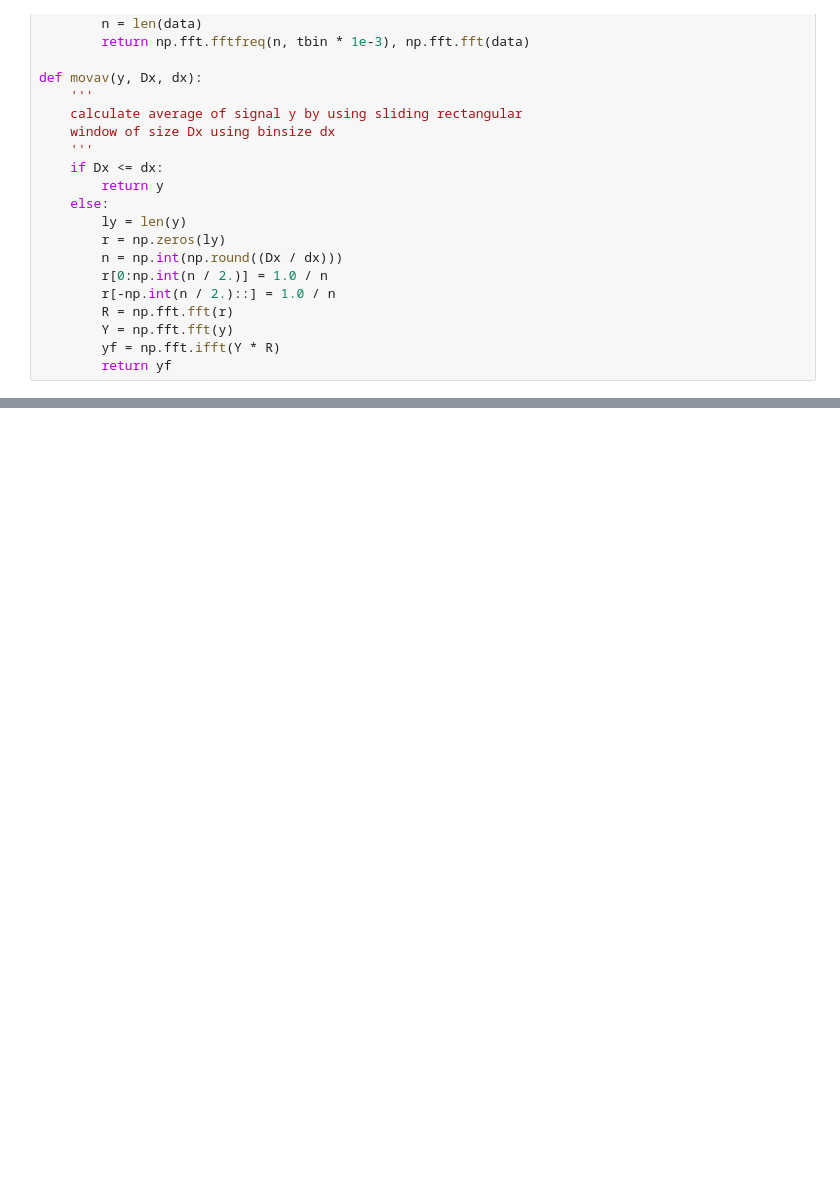
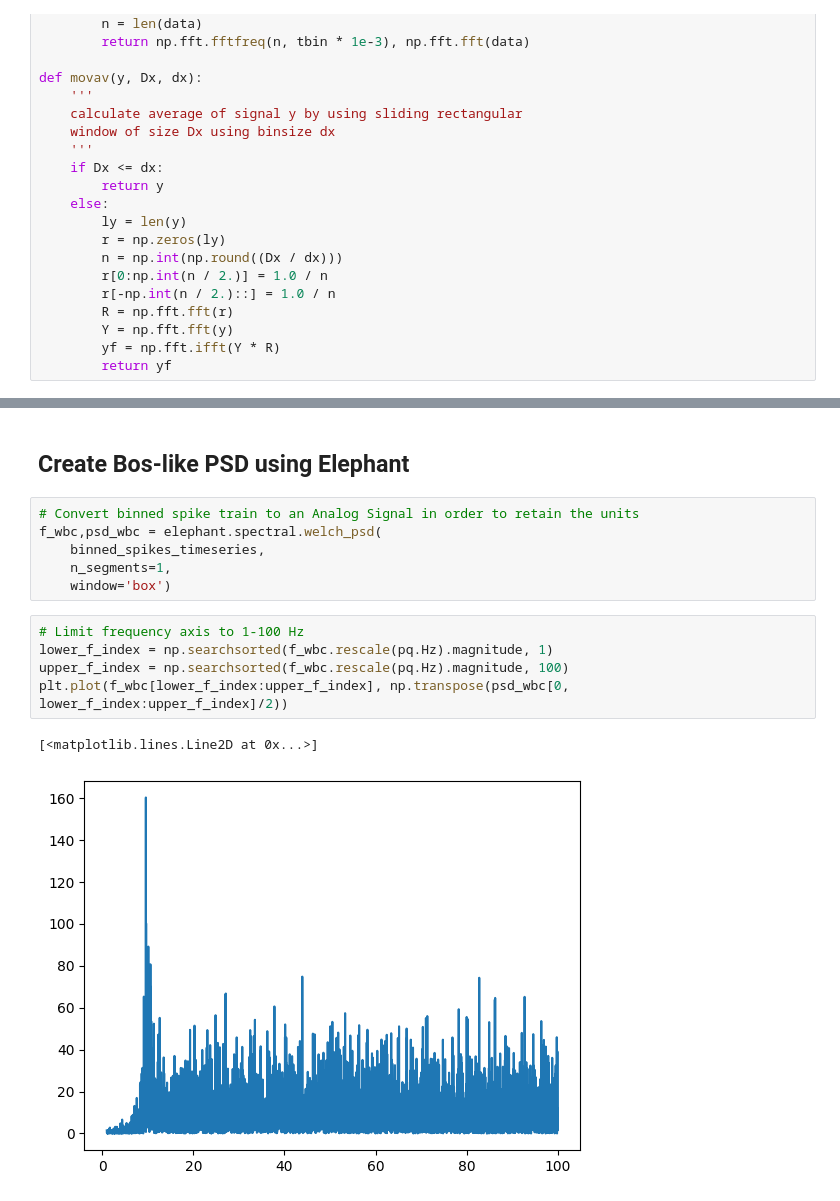
Before and after one commit to INM-6/elephant, a Jupyter notebook: doc/tutorials/spike_power_spectra.ipynb, the cells around one changed output, grey strips where cells are left out. Saved outputs shown, nothing was run; the diff lists cells and outputs as text; blank space fills up the shorter version.

Commit message:
Added Bos-like spectrum using Elephant Welch

```diff
--- a/doc/tutorials/spike_power_spectra.ipynb
+++ b/doc/tutorials/spike_power_spectra.ipynb
@@ -212,0 +212,16 @@ np.mean(np.transpose(psd_bo[0,lower_f_index:upper_f_index]))
+# %% [markdown]
+## Create Bos-like PSD using Elephant
+# %%
+# Convert binned spike train to an Analog Signal in order to retain the units
+f_wbc,psd_wbc = elephant.spectral.welch_psd(
+    binned_spikes_timeseries,
+    n_segments=1,
+    window='box')
+# %%
+# Limit frequency axis to 1-100 Hz
+lower_f_index = np.searchsorted(f_wbc.rescale(pq.Hz).magnitude, 1)
+upper_f_index = np.searchsorted(f_wbc.rescale(pq.Hz).magnitude, 100)
+plt.plot(f_wbc[lower_f_index:upper_f_index], np.transpose(psd_wbc[0, lower_f_index:upper_f_index]/2))
+# %% [output]
+[<matplotlib.lines.Line2D at 0x...>]
+[figure, added]
```
Also changed, not shown: parts of 11 cells of this notebook.
